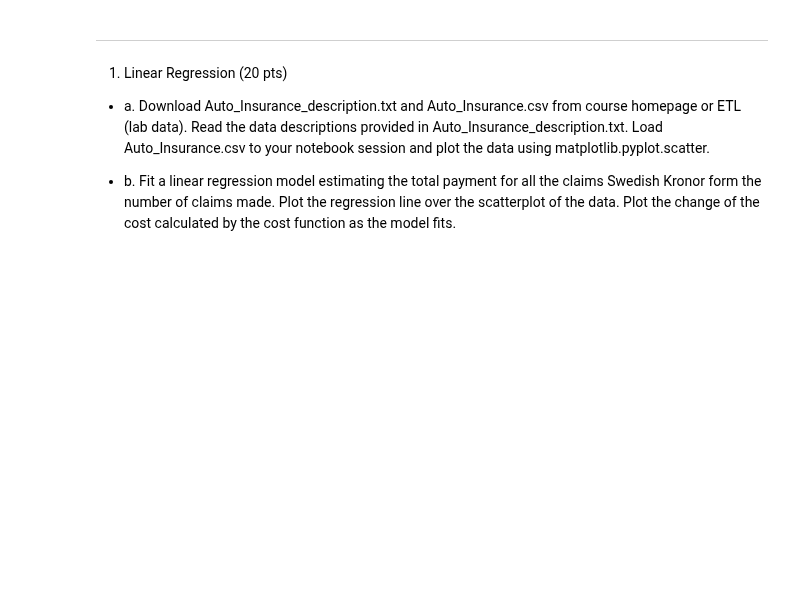
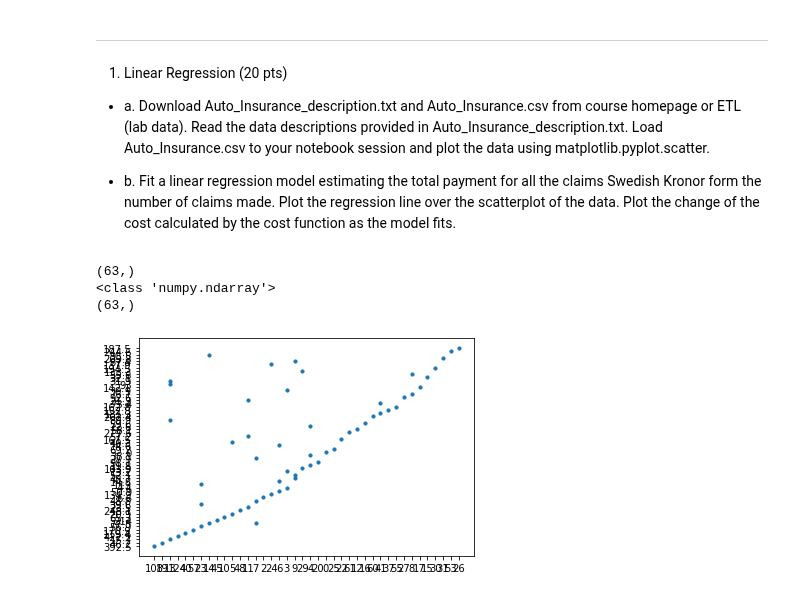
Before and after one commit to changwoonchoi/cl2020, a Jupyter notebook: as_5/assignment05.ipynb, the cells around one changed output. Saved outputs shown, nothing was run; the diff lists cells and outputs as text; code cells hidden in the pictures; blank space fills up the shorter version.

Commit message:
data load

```diff
--- a/as_5/assignment05.ipynb
+++ b/as_5/assignment05.ipynb
@@ -81,3 +86,19 @@ In addition to writing Python scripts and/or functions in your Notebook file, th
 *   a. Download Auto_Insurance_description.txt and Auto_Insurance.csv from course homepage or ETL (lab data). Read the data descriptions provided in Auto_Insurance_description.txt. Load Auto_Insurance.csv to your notebook session and plot the data using matplotlib.pyplot.scatter.
 
 *   b. Fit a linear regression model estimating the total payment for all the claims Swedish Kronor form the number of claims made. Plot the regression line over the scatterplot of the data. Plot the change of the cost calculated by the cost function as the model fits.
+# %%
+# a)
+csv_path = './lab5/data/Auto_Insurance.csv'
+data = pd.read_csv(csv_path, header=None)
+x = data.iloc[:, 0][1:].values
+y = data.iloc[:, 1][1:].values
+print(x.shape)
+print(type(x))
+print(y.shape)
+plt.scatter(x, y, s=10)
+plt.show()
+# %% [output]
+(63,)
+<class 'numpy.ndarray'>
+(63,)
+[figure, added]
```
Also changed, not shown: parts of 6 cells of this notebook, 1 other file.
